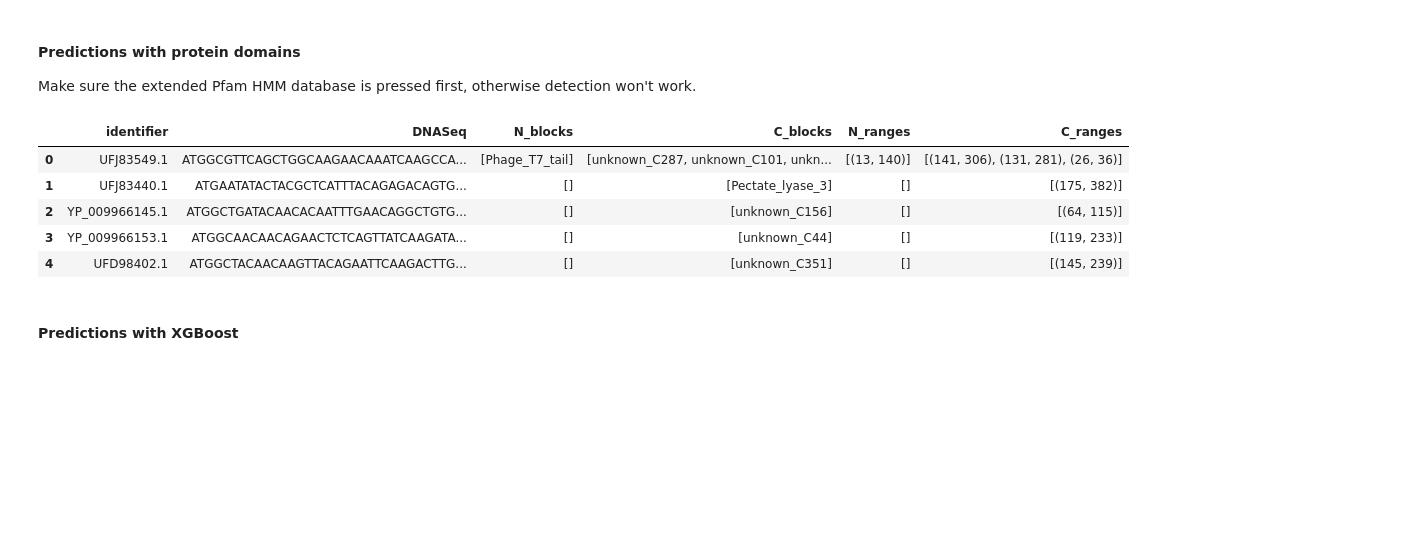
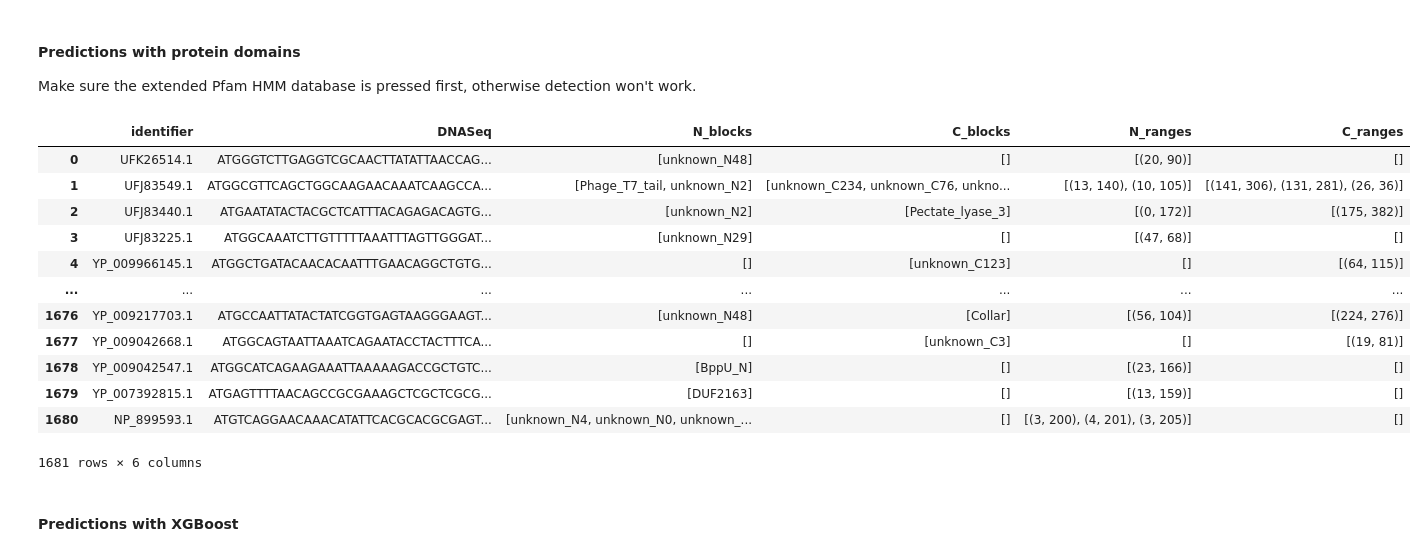
Before and after one commit to dimiboeckaerts/PhageRBPdetection, a Jupyter notebook: RBPdetect_notebook.ipynb, the cells around one changed output. Saved outputs shown, nothing was run; the diff lists cells and outputs as text; code cells hidden in the pictures; blank space fills up the shorter version.

```diff
--- a/RBPdetection.ipynb
+++ b/RBPdetect_notebook.ipynb
@@ -127,0 +118,5 @@ detected_rbps = rbpu.RBPdetect_domains(hmm_path, pfam_file, rbps_upto2021['DNASe
+# %%
+# run detection (first press database if not done already)
+#output, err = rbpu.hmmpress_python(hmm_path, pfam_file)
+detected_rbps = rbpu.RBPdetect_domains(hmm_path, pfam_file, rbps_upto2021['DNASeq'], rbps_upto2021['protein_id'],
+                                       N_blocks=N_blocks_pfam, C_blocks=C_blocks_pfam, detect_others=False)
@@ -127,0 +149,16 @@ detected_rbps = rbpu.RBPdetect_domains(hmm_path, pfam_file, rbps_upto2021['DNASe
+# %%
+import seaborn as sns
+N_blocks_long = []
+C_blocks_long = []
+for i, N_block in enumerate(detected_rbps['N_blocks']):
+    for Nb in N_block:
+        N_blocks_long.append(Nb)
+    for Cb in detected_rbps['C_blocks'][i]:
+        C_blocks_long.append(Cb)
+
+Nb_df = pd.DataFrame({'N-terminal blocks':N_blocks_long})
+Cb_df = pd.DataFrame({'C-terminal blocks':C_blocks_long})
+fig, (ax1, ax2) = plt.subplots(2, 1, figsize=(12,12))
+sns.countplot(y='N-terminal blocks', data=Nb_df, order=Nb_df['N-terminal blocks'].value_counts().index, ax=ax1)
+sns.countplot(y='C-terminal blocks', data=Cb_df, order=Cb_df['C-terminal blocks'].value_counts().index, ax=ax2)
+fig.savefig(results_dir+'/domains_count_plot.png', dpi=400)
@@ -314,28 +400,40 @@ Make sure the extended Pfam HMM database is pressed first, otherwise detection w
 # %%
 N_blocks = ['Phage_T7_tail', 'Tail_spike_N', 'Prophage_tail', 'BppU_N', 'Mtd_N',
            'Head_binding', 'DUF3751', 'End_N_terminal', 'phage_tail_N', 'Prophage_tailD1',
-           'DUF2163', 'Phage_fiber_2']
+           'DUF2163', 'Phage_fiber_2', 'unknown_N0', 'unknown_N1', 'unknown_N2', 'unknown_N3', 'unknown_N4',
+            'unknown_N6', 'unknown_N10', 'unknown_N11', 'unknown_N12', 'unknown_N13', 'unknown_N17', 'unknown_N19',
+            'unknown_N23', 'unknown_N24', 'unknown_N26','unknown_N29', 'unknown_N36', 'unknown_N45', 'unknown_N48',
+            'unknown_N49', 'unknown_N53', 'unknown_N57', 'unknown_N60', 'unknown_N61', 'unknown_N65', 'unknown_N73',
+            'unknown_N82', 'unknown_N83', 'unknown_N101', 'unknown_N114', 'unknown_N119', 'unknown_N122',
+            'unknown_N163', 'unknown_N174', 'unknown_N192', 'unknown_N200', 'unknown_N206', 'unknown_N208']
 C_blocks = ['Lipase_GDSL_2', 'Pectate_lyase_3', 'gp37_C', 'Beta_helix', 'Gp58', 'End_beta_propel',
             'End_tail_spike', 'End_beta_barrel', 'PhageP22-tail', 'Phage_spike_2',
-            'gp12-short_mid', 'Collar', 'unknown_C2', 'unknown_C3', 'unknown_C10', 'unknown_C19',
-            'unknown_C44', 'unknown_C45', 'unknown_C63', 'unknown_C71', 'unknown_C101', 'unknown_C127',
-            'unknown_C133', 'unknown_C143', 'unknown_C156', 'unknown_C175', 'unknown_C178', 'unknown_C198',
-            'unknown_C223', 'unknown_C250', 'unknown_C252', 'unknown_C259', 'unknown_C281', 'unknown_C287',
-            'unknown_C295', 'unknown_C307', 'unknown_C315', 'unknown_C319', 'unknown_C325', 'unknown_C326',
-            'unknown_C332', 'unknown_C344', 'unknown_C350', 'unknown_C351', 'Peptidase_S74', 'Phage_fiber_C',
-            'S_tail_recep_bd', 'CBM_4_9', 'DUF1983', 'DUF3672']
+            'gp12-short_mid', 'Collar',
+            'unknown_C2', 'unknown_C3', 'unknown_C8', 'unknown_C15', 'unknown_C35', 'unknown_C54', 'unknown_C76',
+            'unknown_C100', 'unknown_C105', 'unknown_C112', 'unknown_C123', 'unknown_C179', 'unknown_C201',
+            'unknown_C203', 'unknown_C228', 'unknown_C234', 'unknown_C242', 'unknown_C258', 'unknown_C262',
+            'unknown_C267', 'unknown_C268', 'unknown_C274', 'unknown_C286', 'unknown_C292', 'unknown_C294',
+            'Peptidase_S74', 'Phage_fiber_C', 'S_tail_recep_bd', 'CBM_4_9', 'DUF1983', 'DUF3672']
+new_pfam_file = '/Users/Dimi/GoogleDrive/PhD/3_PHAGEBASE/32_DATA/RBP_detection/Pfam-A_new.hmm'
 # %%
 detected = rbpu.RBPdetect_domains(hmm_path, new_pfam_file, testdata_df['DNASeq'], testdata_df['protein_id'],
                                   N_blocks=N_blocks, C_blocks=C_blocks, detect_others=False)
 # %%
-detected.head()
+detected
 # %% [output]
 |  | identifier | DNASeq | N_blocks | C_blocks | N_ranges | C_ranges |
-| 0 | UFJ83549.1 | ATGGCGTTCAGCTGGCAAGAACAAATCAAGCCA... | [Phage_T7_tail] | [unknown_C287, unknown_C101, unkn... | [(13, 140)] | [(141, 306), (131, 281), (26, 36)] |
-| 1 | UFJ83440.1 | ATGAATATACTACGCTCATTTACAGAGACAGTG... | [] | [Pectate_lyase_3] | [] | [(175, 382)] |
-| 2 | YP_009966145.1 | ATGGCTGATACAACACAATTTGAACAGGCTGTG... | [] | [unknown_C156] | [] | [(64, 115)] |
-| 3 | YP_009966153.1 | ATGGCAACAACAGAACTCTCAGTTATCAAGATA... | [] | [unknown_C44] | [] | [(119, 233)] |
-| 4 | UFD98402.1 | ATGGCTACAACAAGTTACAGAATTCAAGACTTG... | [] | [unknown_C351] | [] | [(145, 239)] |
+| 0 | UFK26514.1 | ATGGGTCTTGAGGTCGCAACTTATATTAACCAG... | [unknown_N48] | [] | [(20, 90)] | [] |
+| 1 | UFJ83549.1 | ATGGCGTTCAGCTGGCAAGAACAAATCAAGCCA... | [Phage_T7_tail, unknown_N2] | [unknown_C234, unknown_C76, unkno... | [(13, 140), (10, 105)] | [(141, 306), (131, 281), (26, 36)] |
+| 2 | UFJ83440.1 | ATGAATATACTACGCTCATTTACAGAGACAGTG... | [unknown_N2] | [Pectate_lyase_3] | [(0, 172)] | [(175, 382)] |
+| 3 | UFJ83225.1 | ATGGCAAATCTTGTTTTTAAATTTAGTTGGGAT... | [unknown_N29] | [] | [(47, 68)] | [] |
+| 4 | YP_009966145.1 | ATGGCTGATACAACACAATTTGAACAGGCTGTG... | [] | [unknown_C123] | [] | [(64, 115)] |
+| ... | ... | ... | ... | ... | ... | ... |
+| 1676 | YP_009217703.1 | ATGCCAATTATACTATCGGTGAGTAAGGGAAGT... | [unknown_N48] | [Collar] | [(56, 104)] | [(224, 276)] |
+| 1677 | YP_009042668.1 | ATGGCAGTAATTAAATCAGAATACCTACTTTCA... | [] | [unknown_C3] | [] | [(19, 81)] |
+| 1678 | YP_009042547.1 | ATGGCATCAGAAGAAATTAAAAAGACCGCTGTC... | [BppU_N] | [] | [(23, 166)] | [] |
+| 1679 | YP_007392815.1 | ATGAGTTTTAACAGCCGCGAAAGCTCGCTCGCG... | [DUF2163] | [] | [(13, 159)] | [] |
+| 1680 | NP_899593.1 | ATGTCAGGAACAAACATATTCACGCACGCGAGT... | [unknown_N4, unknown_N0, unknown_... | [] | [(3, 200), (4, 201), (3, 205)] | [] |
+1681 rows × 6 columns
 # %%
 domain_preds = []
 for pid in list(testdata_df['protein_id']):
```
Also changed, not shown: parts of 26 cells of this notebook, 6 other files.
